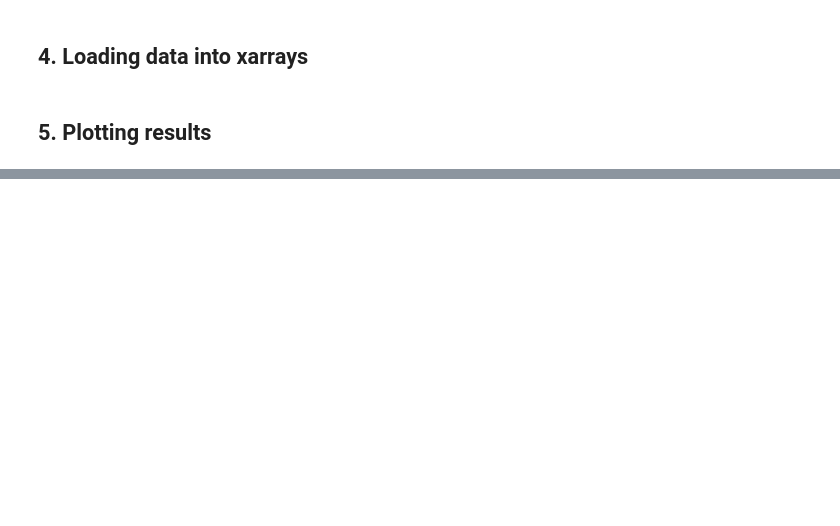
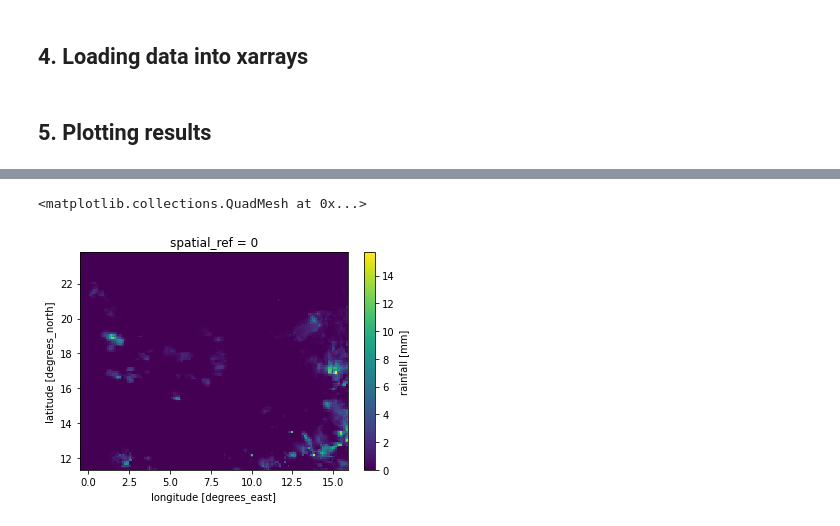
Before and after one commit to SARRA-cropmodels/SARRA-data-download, a Jupyter notebook: notebooks/get_satellite_rainfall_estimates.ipynb, the cells around one changed output, grey strips where cells are left out. Saved outputs shown, nothing was run; the diff lists cells and outputs as text; code cells hidden in the pictures; blank space fills up the shorter version.

```diff
--- a/notebooks/get_satellite_rainfall_estimates.ipynb
+++ b/notebooks/get_satellite_rainfall_estimates.ipynb
@@ -95,0 +182,6 @@ data["rain_IMERG"][200,:,:].plot()
+# %%
+# plotting day #200 of the IMERG dataset
+data["rain_PrISM"][200,:,:].plot()
+# %% [output]
+<matplotlib.collections.QuadMesh at 0x...>
+[figure, added]
```
Also changed, not shown: parts of 18 cells of this notebook.
